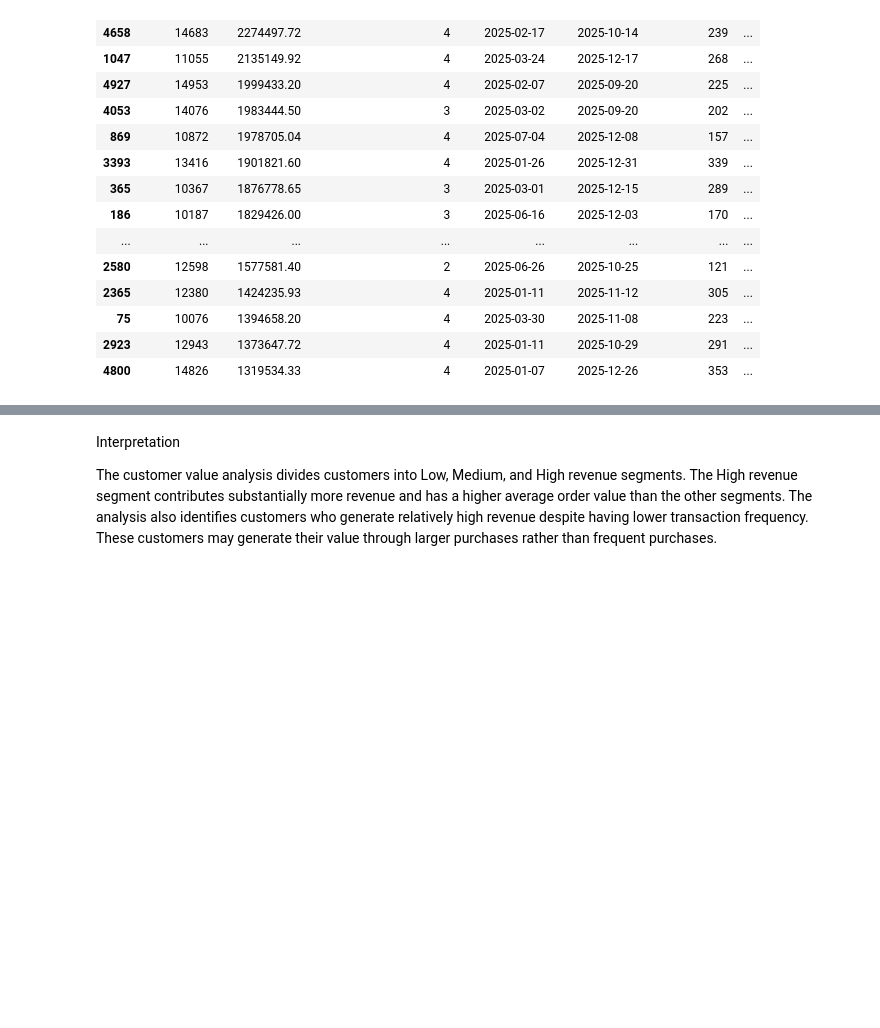
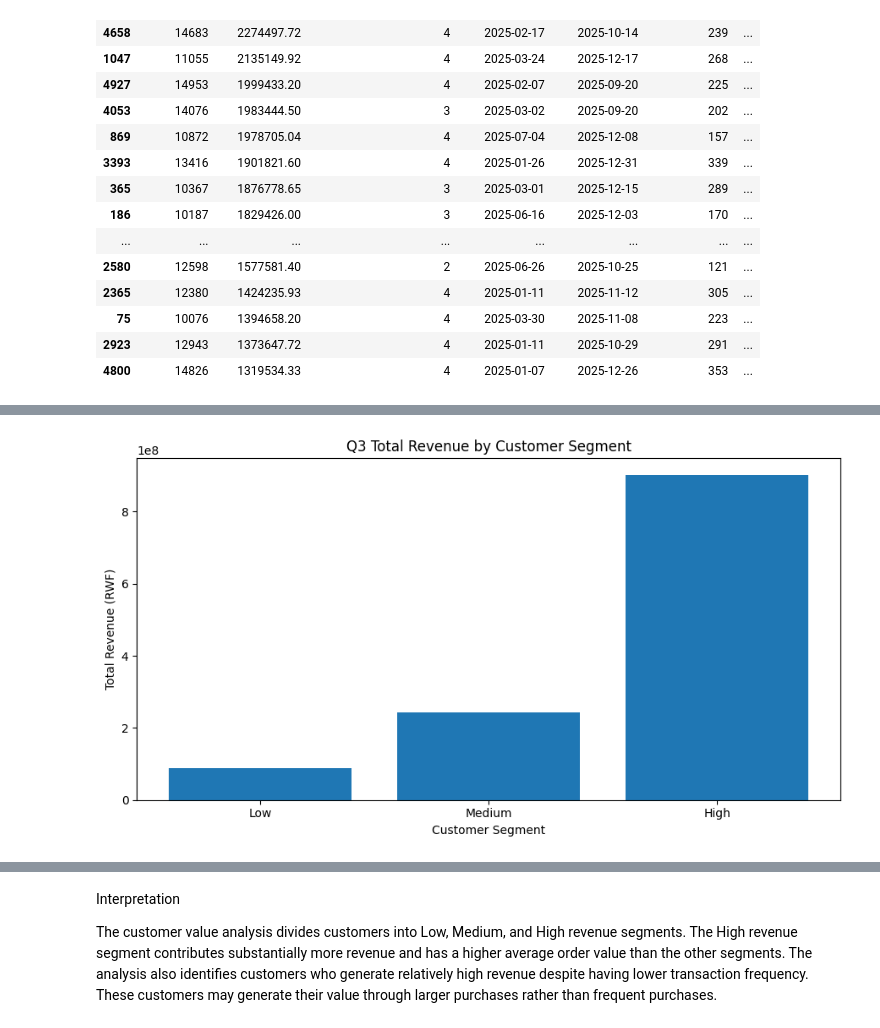
Before and after one commit to Angecarine/BUSSINESS-INTELLIGENT-ASSIGNMENT-1-NIYONSENGA-ANGE-CARINE-223004810, a Jupyter notebook: Business_Intelligence_Assignment_2.ipynb, the cells around one changed output, grey strips where cells are left out. Drawn from its saved outputs; the diff is of its cells as text; code cells hidden in the pictures; blank space fills up the shorter version.

```diff
--- a/Business_Intelligence_Assignment_2.ipynb
+++ b/Business_Intelligence_Assignment_2.ipynb
@@ -487,0 +555,17 @@ high_revenue_low_frequency.head(20)
+# %%
+cv["Average_Order_Value"] = (
+    cv["Total_Revenue"] /
+    cv["Number_of_Transactions"]
+)
+# %%
+cv["Revenue_per_Day"] = (
+    cv["Total_Revenue"] /
+    cv["Lifetime_Days"]
+)
+# %%
+cv["Revenue_Segment"] = pd.qcut(
+    cv["Total_Revenue"],
+    3,
+    labels=["Low", "Medium", "High"],
+    duplicates="drop"
+)
@@ -487,0 +592,13 @@ high_revenue_low_frequency.head(20)
+# %%
+q3_summary = cv.groupby(
+    "Revenue_Segment",
+    observed=True
+).agg(
+    Customers=("CustomerID", "count"),
+    Total_Revenue=("Total_Revenue", "sum"),
+    Average_Revenue=("Total_Revenue", "mean"),
+    Average_Transactions=("Number_of_Transactions", "mean"),
+    Average_Order_Value=("Average_Order_Value", "mean")
+).reset_index()
+
+q3_summary
@@ -487,0 +644,16 @@ high_revenue_low_frequency.head(20)
+# %%
+plt.figure(figsize=(9,5))
+
+plt.bar(
+    q3_summary["Revenue_Segment"].astype(str),
+    q3_summary["Total_Revenue"]
+)
+
+plt.title("Q3 Total Revenue by Customer Segment")
+plt.xlabel("Customer Segment")
+plt.ylabel("Total Revenue (RWF)")
+
+plt.tight_layout()
+plt.show()
+# %% [output]
+[figure, added]
```
Also changed, not shown: parts of 32 cells of this notebook.
